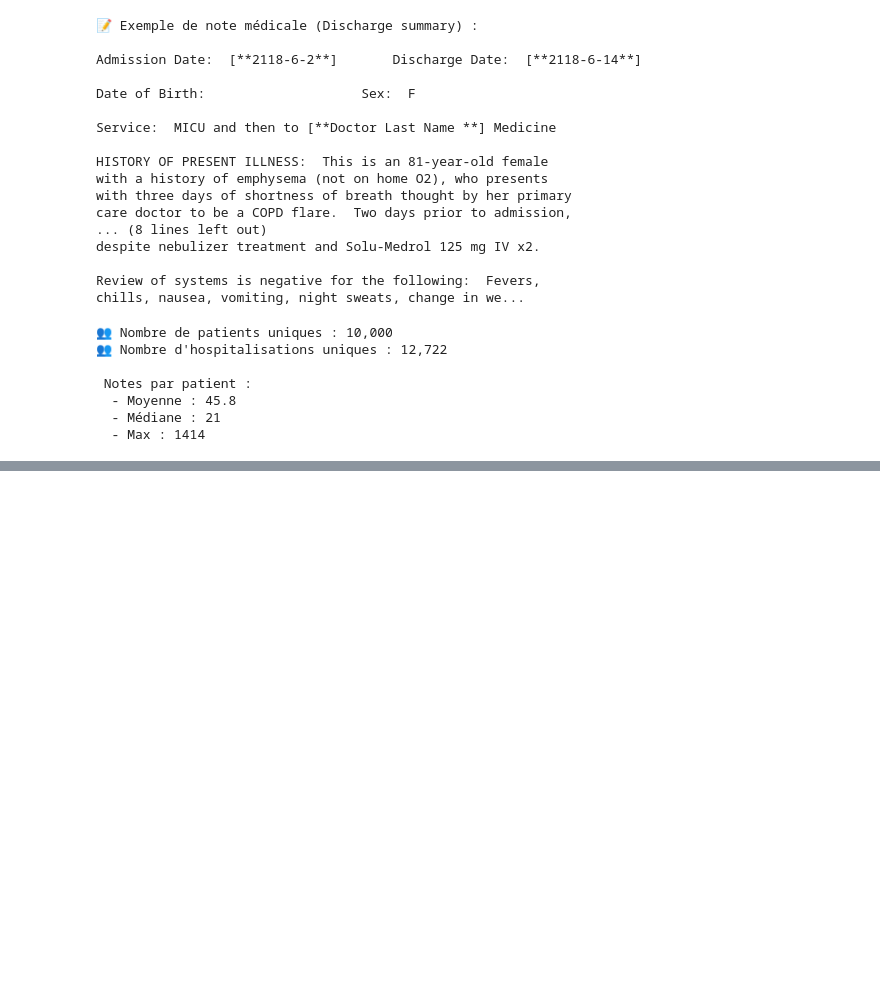
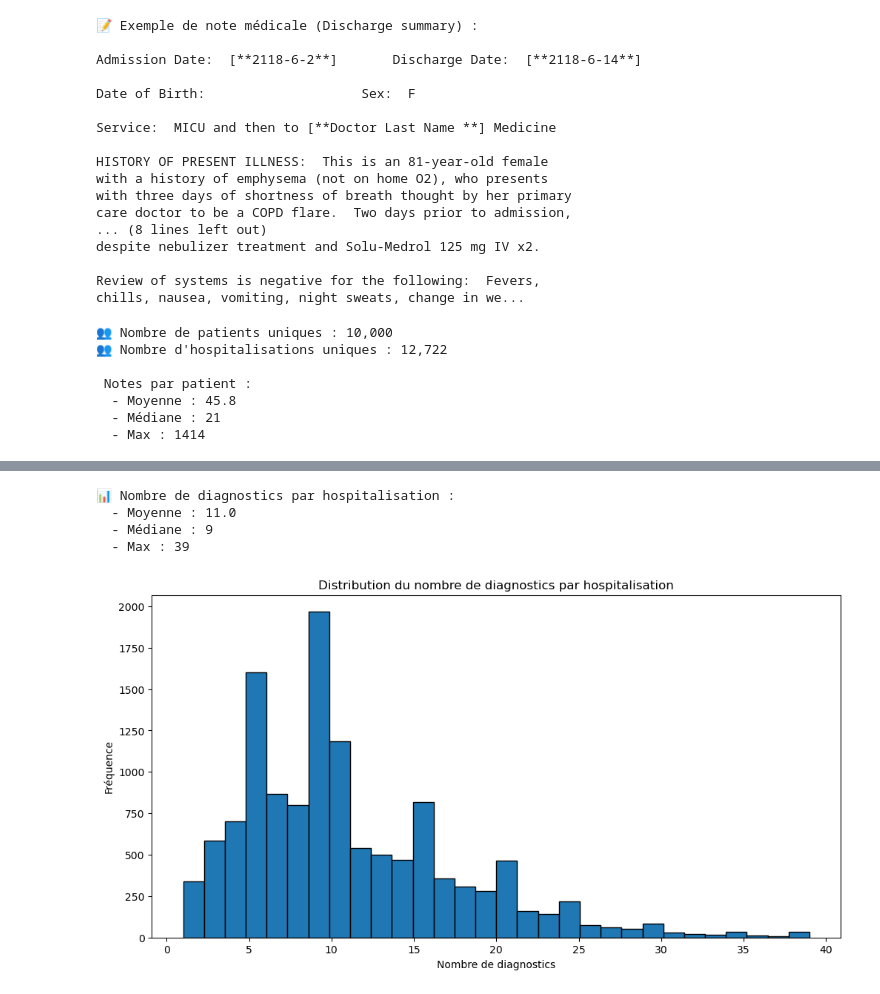
Before and after one commit to inesines02/m-dic-AIde, a Jupyter notebook: notebooks/01_data_exploration.ipynb, the cells around one changed output, grey strips where cells are left out. Cells and saved outputs as stored; diff of their text form; code cells hidden in the pictures; blank space fills up the shorter version.

```diff
--- a/notebooks/01_data_exploration.ipynb
+++ b/notebooks/01_data_exploration.ipynb
@@ -209,0 +324,22 @@ print(f"  - Max : {notes_per_patient.max()}")
+# %%
+# 4.7 Nombre de diagnostics par patient
+diag_per_patient = diagnoses.groupby(['SUBJECT_ID', 'HADM_ID']).size()
+print(f"\n📊 Nombre de diagnostics par hospitalisation :")
+print(f"  - Moyenne : {diag_per_patient.mean():.1f}")
+print(f"  - Médiane : {diag_per_patient.median():.0f}")
+print(f"  - Max : {diag_per_patient.max()}")
+# %% [output]
+📊 Nombre de diagnostics par hospitalisation :
+  - Moyenne : 11.0
+  - Médiane : 9
+  - Max : 39
+# %%
+# Visualisation
+plt.figure(figsize=(12, 6))
+diag_per_patient.plot(kind='hist', bins=30, edgecolor='black')
+plt.title('Distribution du nombre de diagnostics par hospitalisation')
+plt.xlabel('Nombre de diagnostics')
+plt.ylabel('Fréquence')
+plt.show()
+# %% [output]
+[figure, added]
```
Also changed, not shown: parts of 30 cells of this notebook.
